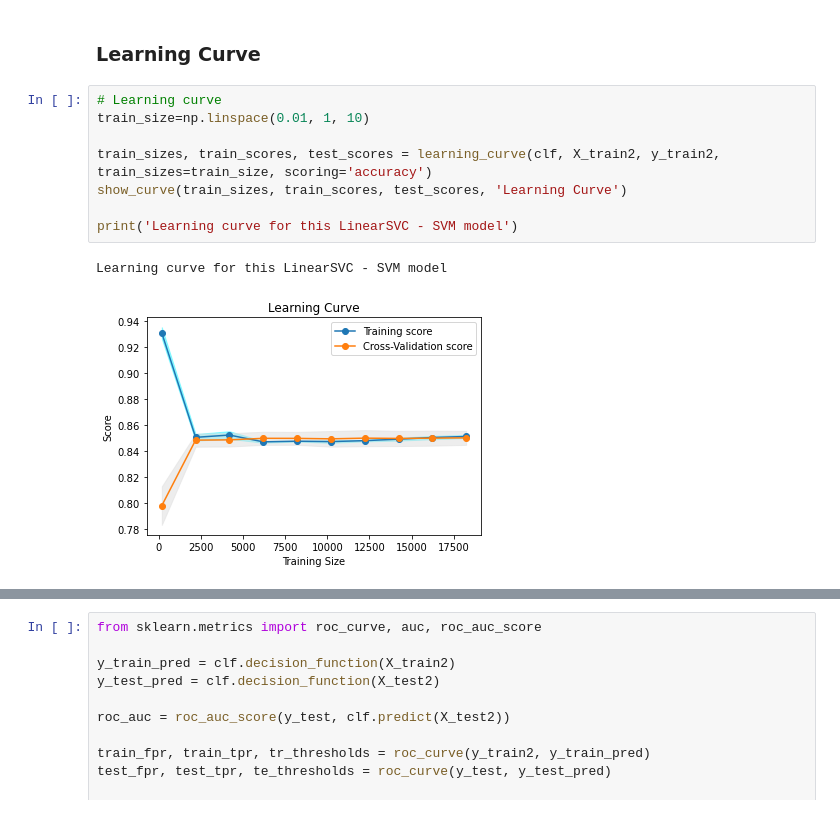
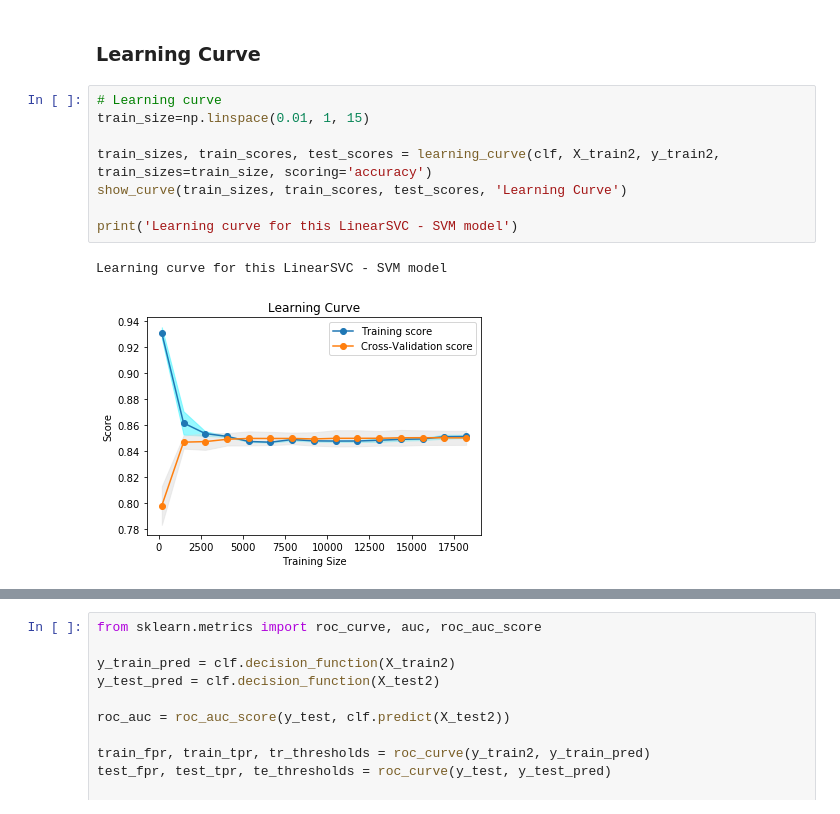
Before and after one commit to ngonhan2k5/cs-ml, a Jupyter notebook: proj1/svm-ngonhan.ipynb, the cells around one changed output, grey strips where cells are left out. Drawn from its saved outputs; the diff is of its cells as text.

```diff
--- a/proj1/svm-ngonhan.ipynb
+++ b/proj1/svm-ngonhan.ipynb
@@ -181,14 +181,14 @@ Accuracy: 0.8526822276822277
 ### Learning Curve
 # %%
 # Learning curve
-train_size=np.linspace(0.01, 1, 10)
+train_size=np.linspace(0.01, 1, 15)
 
 train_sizes, train_scores, test_scores = learning_curve(clf, X_train2, y_train2, train_sizes=train_size, scoring='accuracy')
 show_curve(train_sizes, train_scores, test_scores, 'Learning Curve')
 
 print('Learning curve for this LinearSVC - SVM model')
 # %% [output]
 Learning curve for this LinearSVC - SVM model
-[figure, old version]
+[figure, new version]
 # %%
 # param_range = np.linspace(0.01, 1, 10)
```
Also changed, not shown: parts of 1 cell of this notebook.
